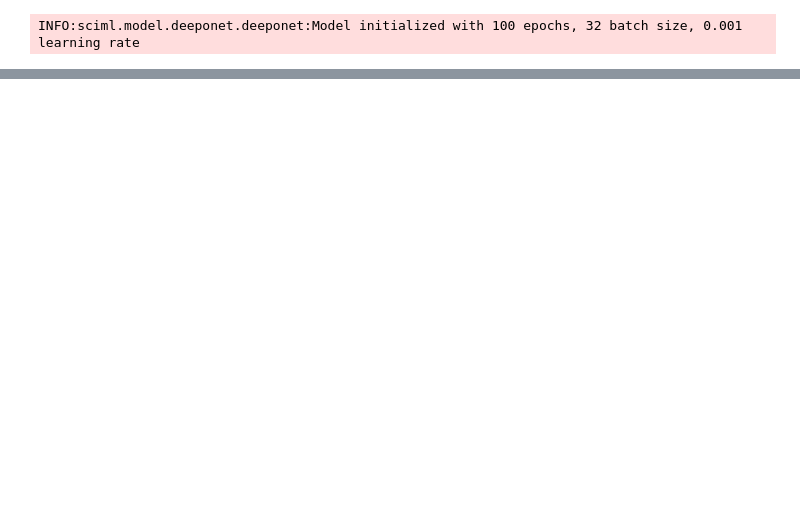
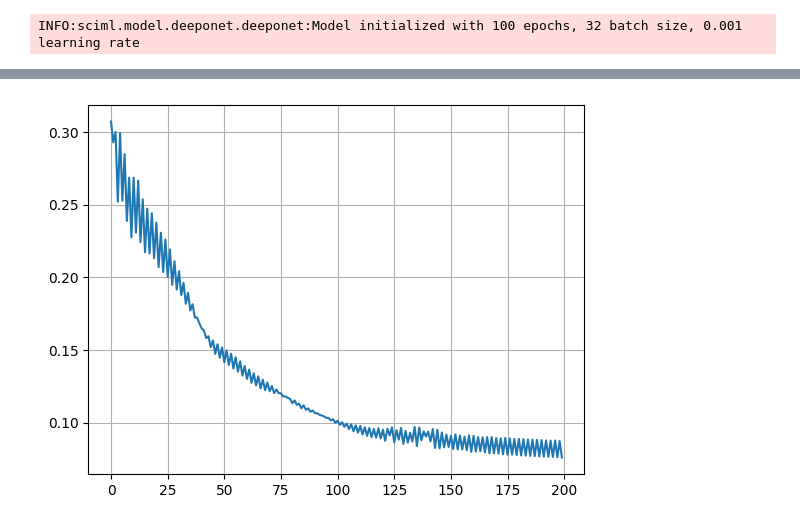
Before and after one commit to janisaiad/SCIML, a Jupyter notebook: notebooks/training_deeponet_heat2d.ipynb, the cells around one changed output, grey strips where cells are left out. Saved outputs shown, nothing was run; the diff lists cells and outputs as text; code cells hidden in the pictures; blank space fills up the shorter version.

Commit message:
training is fairly stable

```diff
--- a/notebooks/training_deeponet_heat2d.ipynb
+++ b/notebooks/training_deeponet_heat2d.ipynb
@@ -15,6 +16,7 @@ To enable the following instructions: AVX2 AVX512F AVX512_VNNI AVX512_BF16 FMA,
 # %%
 d_p = 40
 d_V = 40
+epochs = 300
 # %%
 internal_model = tf.keras.Sequential([
     tf.keras.layers.InputLayer(shape=(80,)),
@@ -35,7 +35,7 @@ I0000 00:00:1741139922.651223  716630 gpu_device.cc:2022] Created device /job:lo
 # %%
 folder_path = "data/test_data/example_data/heat2d/"
 # %%
-model = DeepONet(regular_params={"internal_model": internal_model, "external_model": external_model}, hyper_params={"d_p": d_p, "d_V": d_V,"device": "GPU"})
+model = DeepONet(regular_params={"internal_model": internal_model, "external_model": external_model}, hyper_params={"d_p": d_p, "d_V": d_V,"device": "GPU","epochs":epochs})
 # %% [output]
 INFO:sciml.model.deeponet.deeponet:Model initialized with 100 epochs, 32 batch size, 0.001 learning rate
 # %%
@@ -57,0 +69,6 @@ Input 0 of layer "dense_3" is incompatible with the layer: expected axis -1 of i
+# %%
+plt.plot(train_history)
+plt.grid()
+plt.show()
+# %% [output]
+[figure, added]
```
Also changed, not shown: parts of 4 cells of this notebook, 2 other files.
